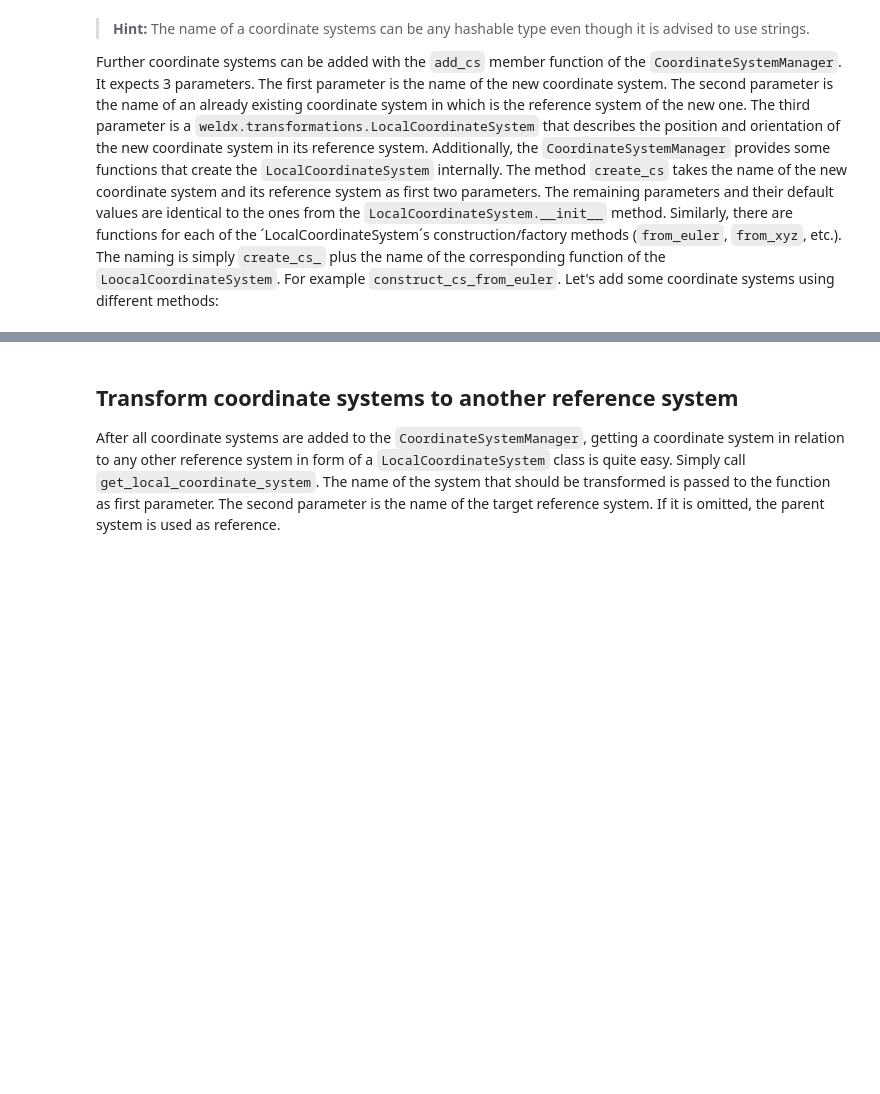
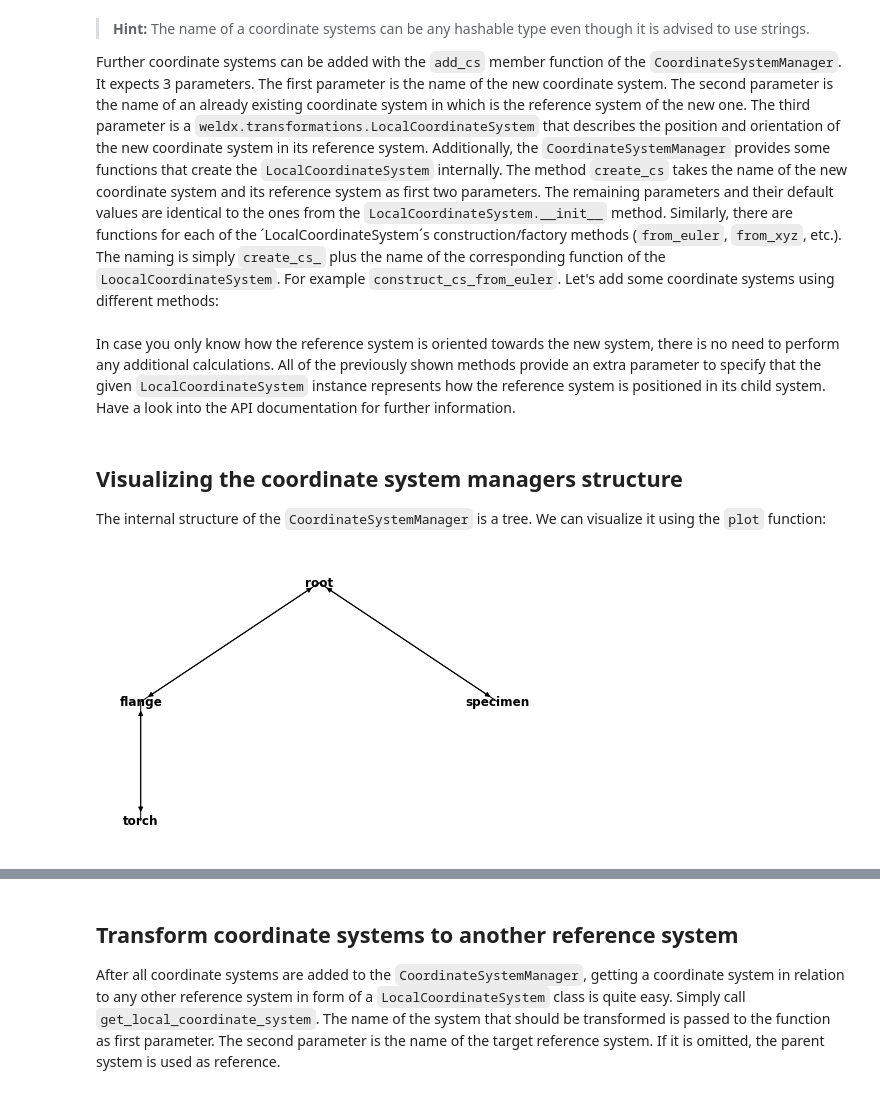
Before and after one commit to BAMWelDX/weldx, a Jupyter notebook: tutorials/transformations_02_coordinate_system_manager.ipynb, the cells around one changed output, grey strips where cells are left out. Drawn from its saved outputs; the diff is of its cells as text; code cells hidden in the pictures; blank space fills up the shorter version.

```diff
--- a/tutorials/transformations_02_coordinate_system_manager.ipynb
+++ b/tutorials/transformations_02_coordinate_system_manager.ipynb
@@ -31,5 +32,5 @@ The constructor of `CoordinateSystemManager` requires the name of the root coord
 # %%
-csm = tf.CoordinateSystemManager("root")
+csm = tf.CoordinateSystemManager("root", "My CSM")
 # %% [markdown]
 > **Hint:** The name of a coordinate systems can be any hashable type even though it is advised to use strings.
 
@@ -42,3 +43,13 @@ csm.create_cs_from_euler(
 )
 csm.create_cs("torch", "flange", coordinates=[0, 0, -1])
 csm.add_cs("specimen", "root", lcs_specimen_in_root)
+# %% [markdown]
+In case you only know how the reference system is oriented towards the new system, there is no need to perform any additional calculations. All of the previously shown methods provide an extra parameter to specify that the given `LocalCoordinateSystem` instance represents how the reference system is positioned in its child system. Have a look into the API documentation for further information.
+# %% [markdown]
+## Visualizing the coordinate system managers structure
+
+The internal structure of the `CoordinateSystemManager` is a tree. We can visualize it using the `plot` function:
+# %%
+csm.plot()
+# %% [output]
+[figure, added]
```
Also changed, not shown: parts of 42 cells of this notebook, 9 other files.
